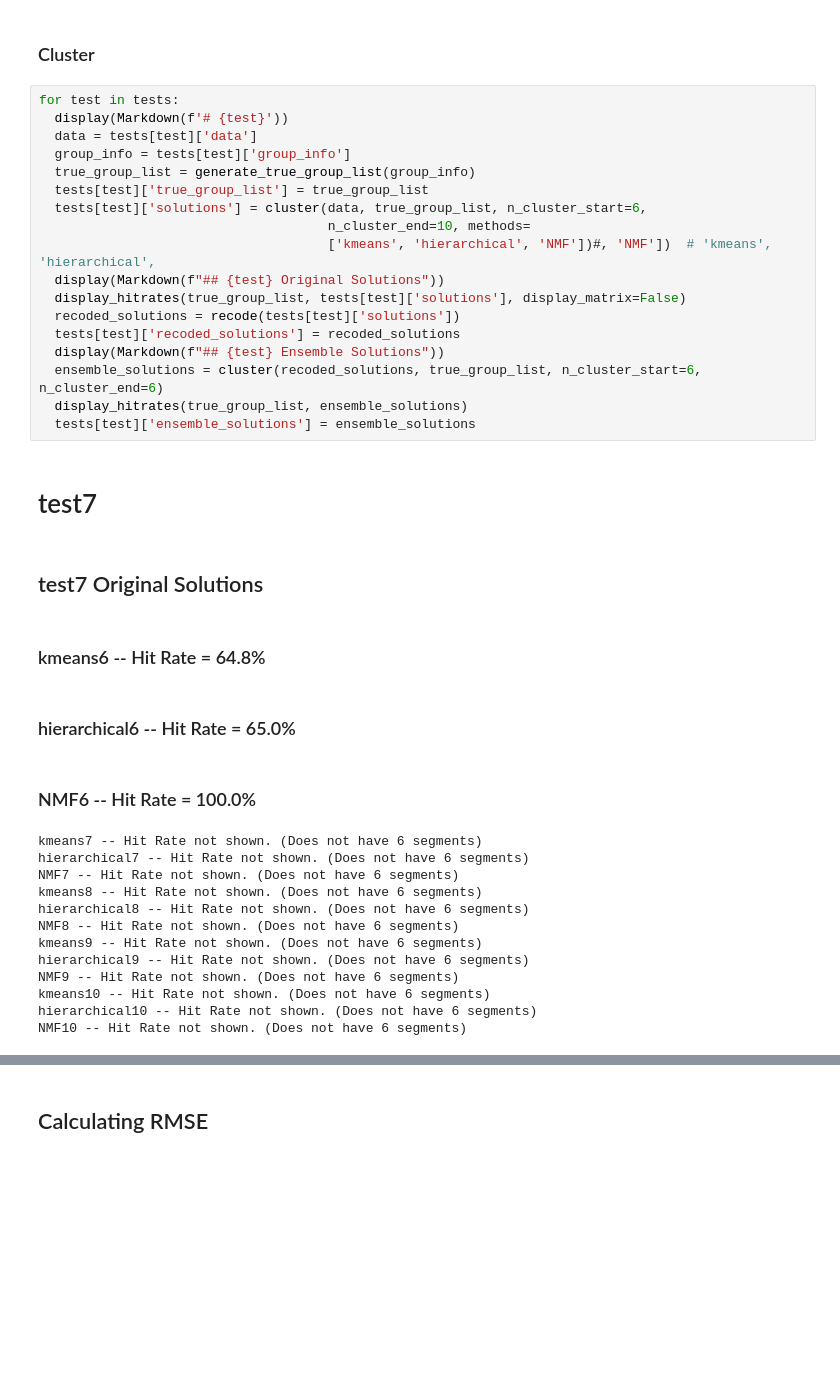
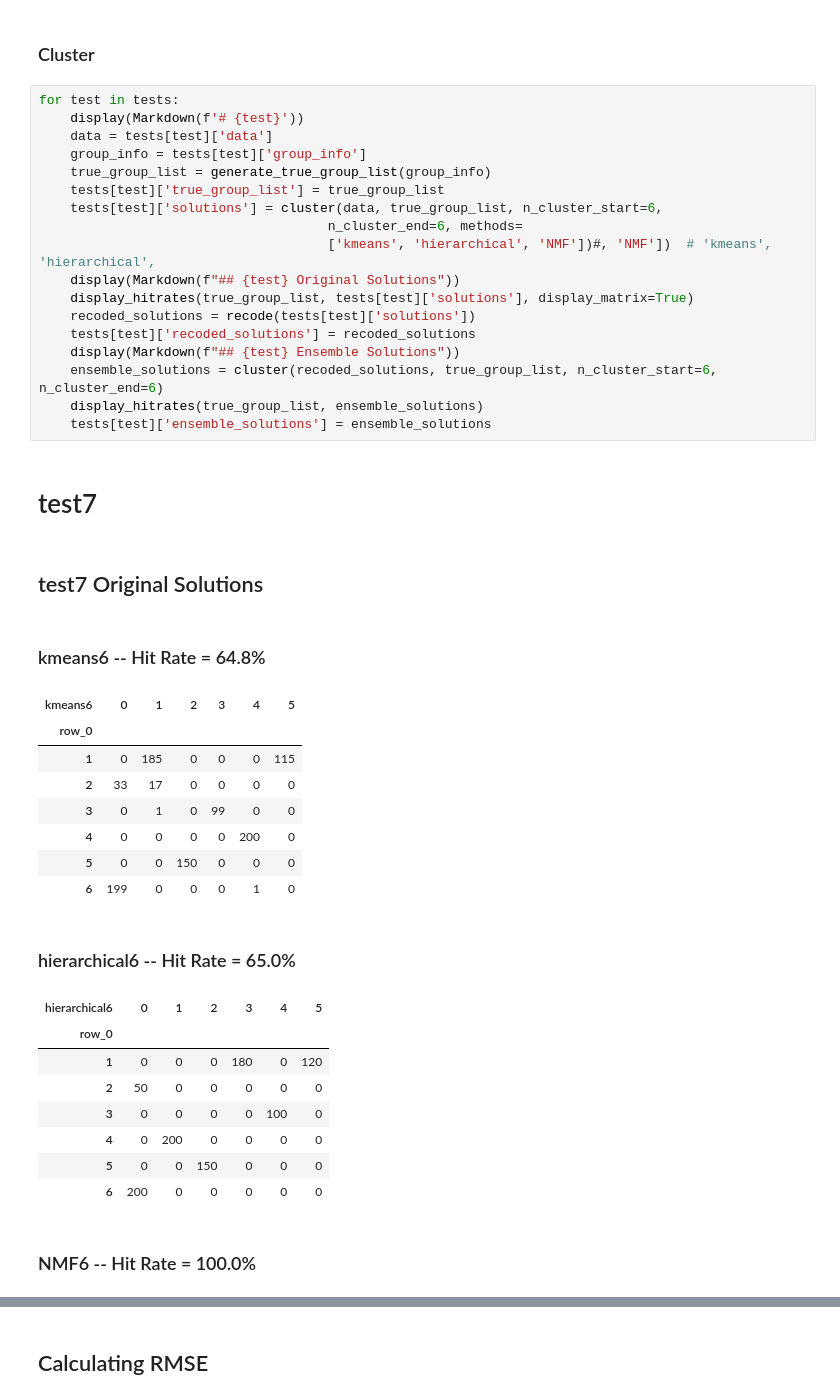
Before and after one commit to ScottGuthart/clusters, a Jupyter notebook: Cluster_v2.ipynb, the cells around one changed output, grey strips where cells are left out. Saved outputs shown, nothing was run; the diff lists cells and outputs as text; blank space fills up the shorter version.

```diff
--- a/Cluster_v2.ipynb
+++ b/Cluster_v2.ipynb
@@ -415,37 +415,41 @@ describe_groups(tests['test7']['data'], tests['test7']['group_info'])
 ### Cluster
 # %%
 for test in tests:
-  display(Markdown(f'# {test}'))
-  data = tests[test]['data']
-  group_info = tests[test]['group_info']
-  true_group_list = generate_true_group_list(group_info)
-  tests[test]['true_group_list'] = true_group_list
-  tests[test]['solutions'] = cluster(data, true_group_list, n_cluster_start=6,
-                                     n_cluster_end=10, methods=
+    display(Markdown(f'# {test}'))
+    data = tests[test]['data']
+    group_info = tests[test]['group_info']
+    true_group_list = generate_true_group_list(group_info)
+    tests[test]['true_group_list'] = true_group_list
+    tests[test]['solutions'] = cluster(data, true_group_list, n_cluster_start=6,
+                                     n_cluster_end=6, methods=
                                      ['kmeans', 'hierarchical', 'NMF'])#, 'NMF'])  # 'kmeans', 'hierarchical',
-  display(Markdown(f"## {test} Original Solutions"))
-  display_hitrates(true_group_list, tests[test]['solutions'], display_matrix=False)
-  recoded_solutions = recode(tests[test]['solutions'])
-  tests[test]['recoded_solutions'] = recoded_solutions
-  display(Markdown(f"## {test} Ensemble Solutions"))
-  ensemble_solutions = cluster(recoded_solutions, true_group_list, n_cluster_start=6, n_cluster_end=6)
-  display_hitrates(true_group_list, ensemble_solutions)
-  tests[test]['ensemble_solutions'] = ensemble_solutions
+    display(Markdown(f"## {test} Original Solutions"))
+    display_hitrates(true_group_list, tests[test]['solutions'], display_matrix=True)
+    recoded_solutions = recode(tests[test]['solutions'])
+    tests[test]['recoded_solutions'] = recoded_solutions
+    display(Markdown(f"## {test} Ensemble Solutions"))
+    ensemble_solutions = cluster(recoded_solutions, true_group_list, n_cluster_start=6, n_cluster_end=6)
+    display_hitrates(true_group_list, ensemble_solutions)
+    tests[test]['ensemble_solutions'] = ensemble_solutions
 # %% [output]
 # test7
 ## test7 Original Solutions
 ### kmeans6 -- Hit Rate = 64.8%
+| kmeans6 | 0 | 1 | 2 | 3 | 4 | 5 |
+| row_0 |  |  |  |  |  |  |
+| 1 | 0 | 185 | 0 | 0 | 0 | 115 |
+| 2 | 33 | 17 | 0 | 0 | 0 | 0 |
+| 3 | 0 | 1 | 0 | 99 | 0 | 0 |
+| 4 | 0 | 0 | 0 | 0 | 200 | 0 |
+| 5 | 0 | 0 | 150 | 0 | 0 | 0 |
+| 6 | 199 | 0 | 0 | 0 | 1 | 0 |
 ### hierarchical6 -- Hit Rate = 65.0%
+| hierarchical6 | 0 | 1 | 2 | 3 | 4 | 5 |
+| row_0 |  |  |  |  |  |  |
+| 1 | 0 | 0 | 0 | 180 | 0 | 120 |
+| 2 | 50 | 0 | 0 | 0 | 0 | 0 |
+| 3 | 0 | 0 | 0 | 0 | 100 | 0 |
+| 4 | 0 | 200 | 0 | 0 | 0 | 0 |
+| 5 | 0 | 0 | 150 | 0 | 0 | 0 |
+| 6 | 200 | 0 | 0 | 0 | 0 | 0 |
 ### NMF6 -- Hit Rate = 100.0%
-kmeans7 -- Hit Rate not shown. (Does not have 6 segments)
-hierarchical7 -- Hit Rate not shown. (Does not have 6 segments)
-NMF7 -- Hit Rate not shown. (Does not have 6 segments)
-kmeans8 -- Hit Rate not shown. (Does not have 6 segments)
-hierarchical8 -- Hit Rate not shown. (Does not have 6 segments)
-NMF8 -- Hit Rate not shown. (Does not have 6 segments)
-kmeans9 -- Hit Rate not shown. (Does not have 6 segments)
-hierarchical9 -- Hit Rate not shown. (Does not have 6 segments)
-NMF9 -- Hit Rate not shown. (Does not have 6 segments)
-kmeans10 -- Hit Rate not shown. (Does not have 6 segments)
-hierarchical10 -- Hit Rate not shown. (Does not have 6 segments)
-NMF10 -- Hit Rate not shown. (Does not have 6 segments)
```
Also changed, not shown: parts of 3 cells of this notebook, 5 other files.
